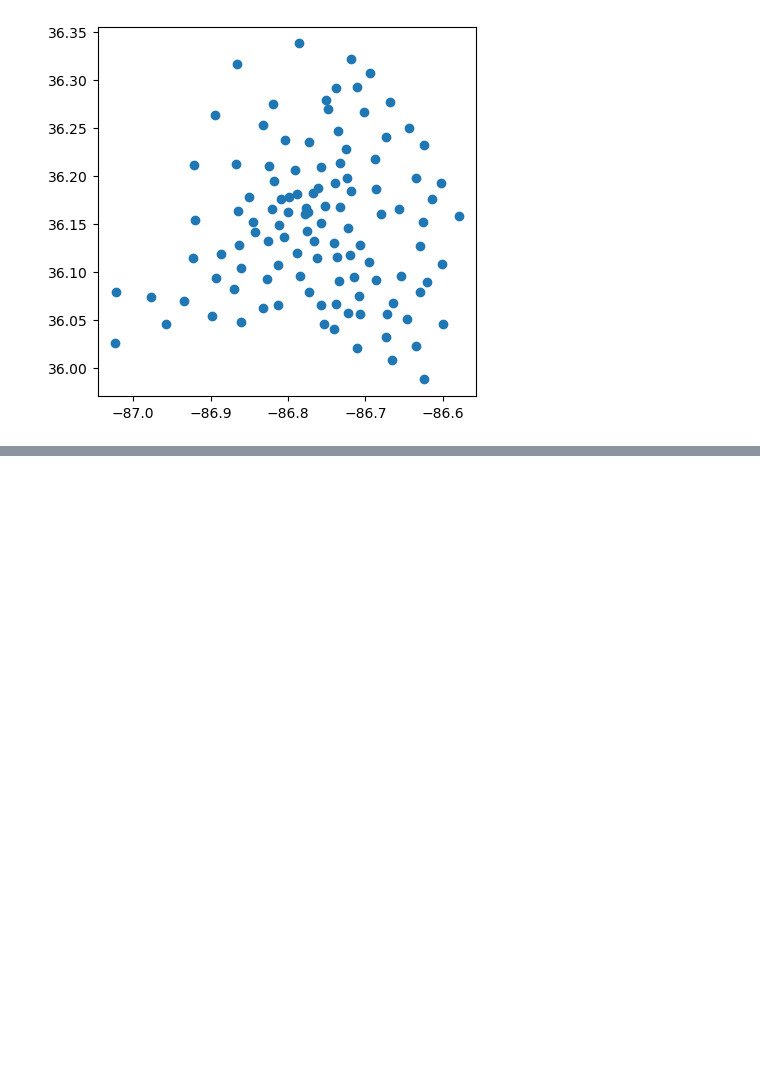
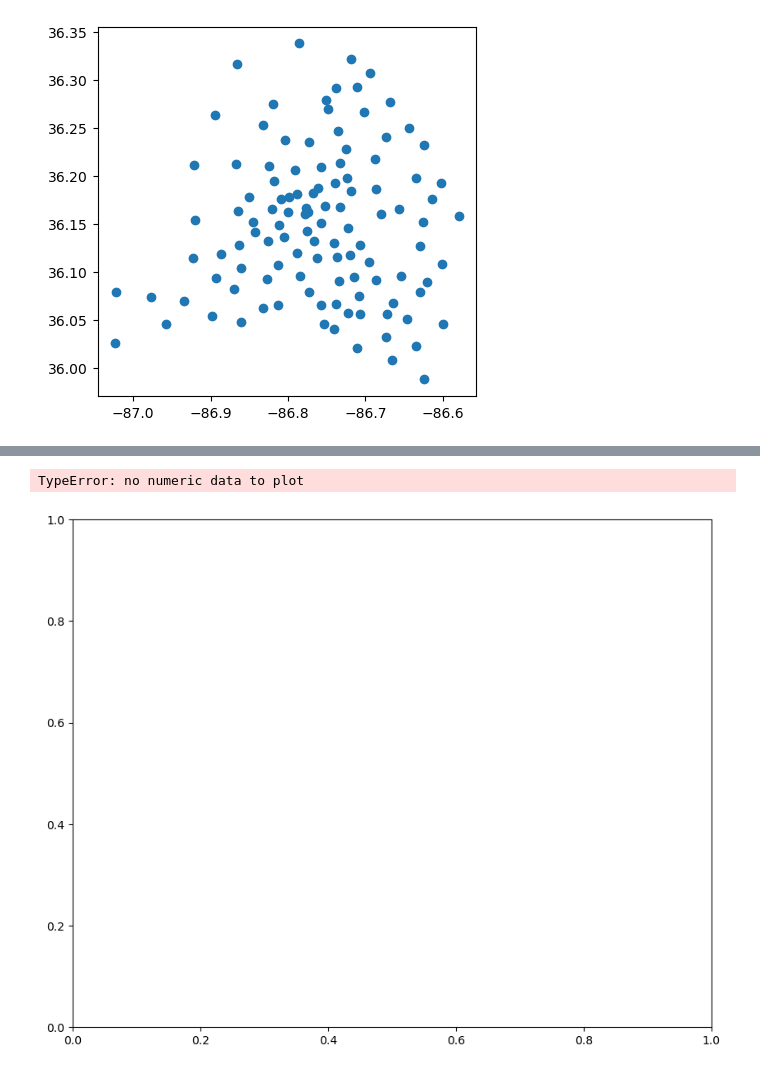
Before and after one commit to NSS-Data-Analytics-Cohort-11/geospatial-workshop-mdaltharper, a Jupyter notebook: notebooks/nado_siren.ipynb, the cells around one changed output, grey strips where cells are left out. Saved outputs shown, nothing was run; the diff lists cells and outputs as text; code cells hidden in the pictures; blank space fills up the shorter version.

```diff
--- a/notebooks/nado_siren.ipynb
+++ b/notebooks/nado_siren.ipynb
@@ -42,0 +100,12 @@ TypeError: no numeric data to plot
+# %%
+fig, ax = plt.subplots(figsize=(10, 8))
+merged_data.plot(ax=ax, edgecolor='black', facecolor='lightblue')
+
+ax.set_title("Merged GeoJSON Data")
+ax.set_xlabel("Longitude")
+ax.set_ylabel("Latitude")
+
+plt.show()
+# %% [output]
+TypeError: no numeric data to plot
+[figure, added]
```
Also changed, not shown: parts of 8 cells of this notebook.
